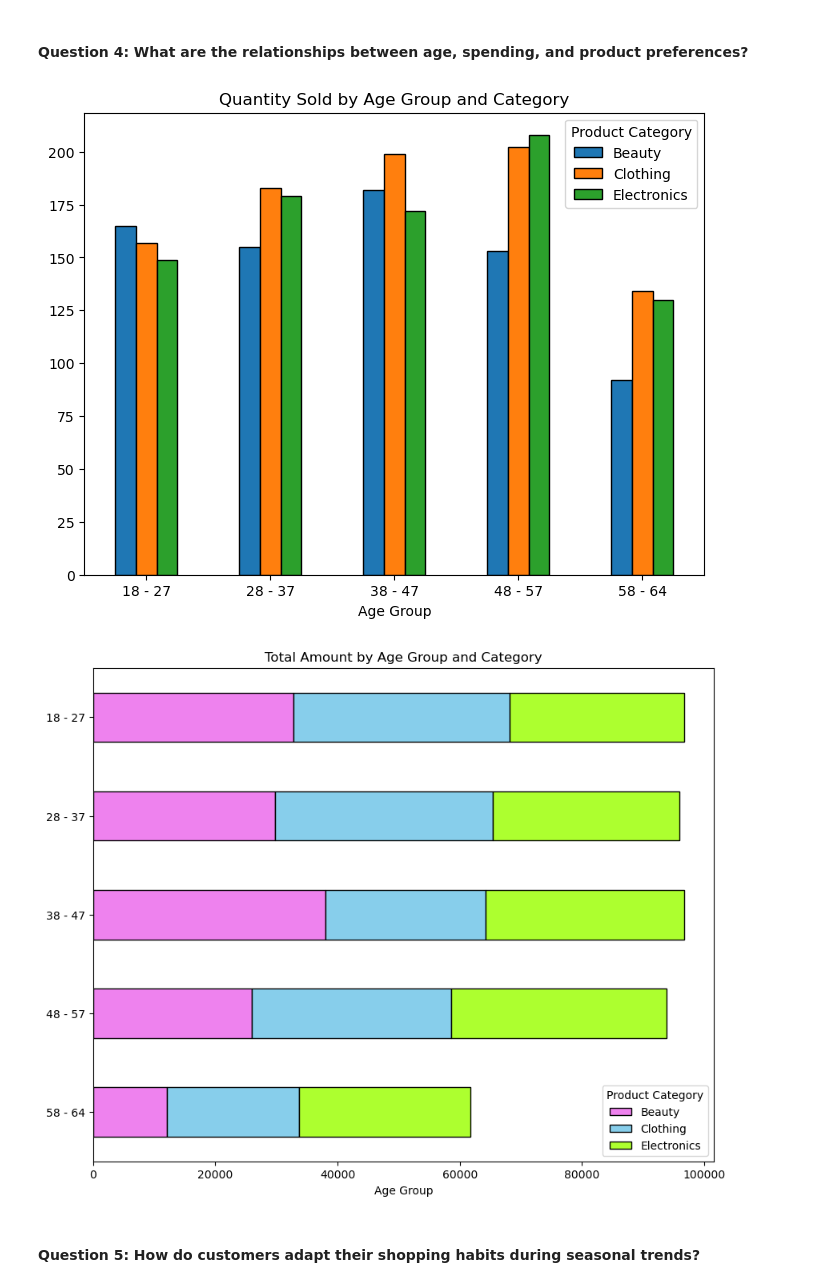
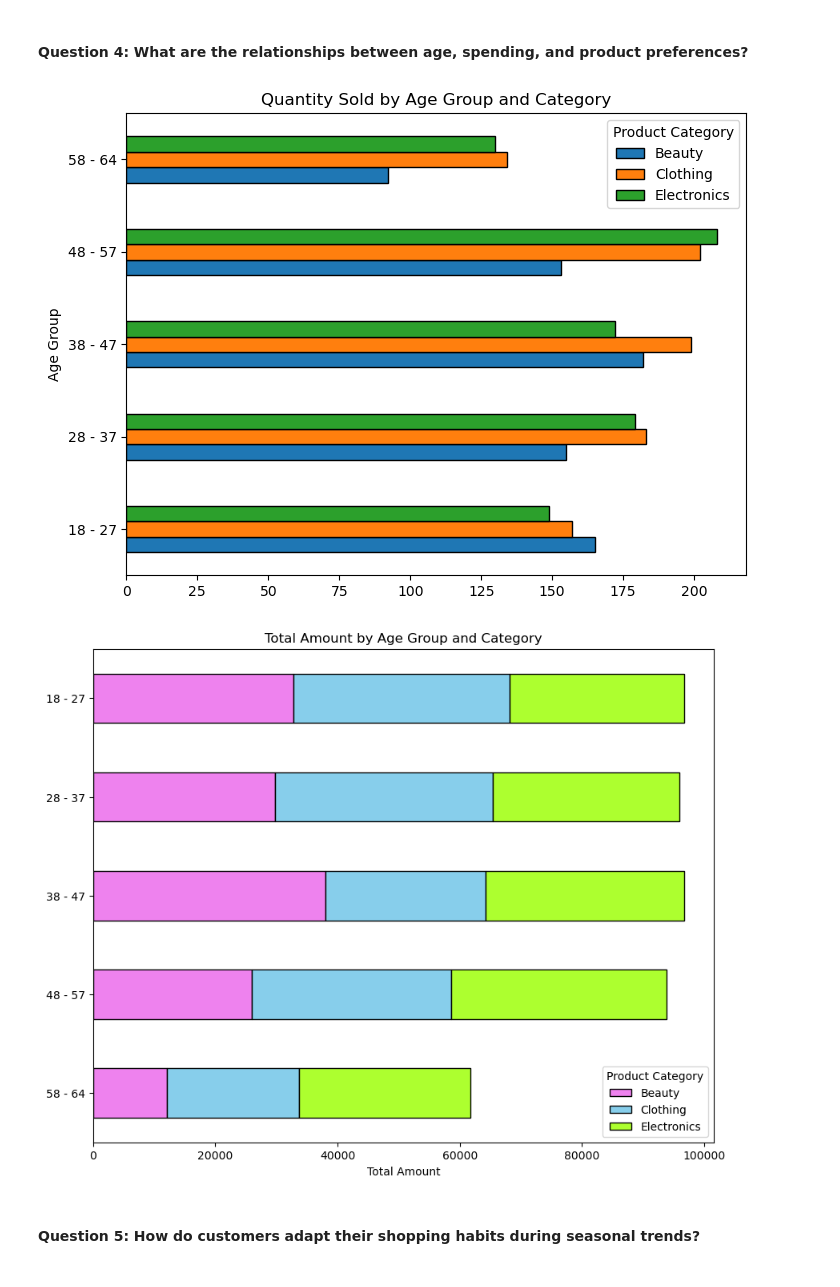
Before and after one commit to Hospoghosyan/Retail_Sales_Analysis, a Jupyter notebook: Retails_sales_analysis.ipynb, the cells around one changed output. Cells and saved outputs as stored; diff of their text form; code cells hidden in the pictures.

```diff
--- a/Retails_sales_analysis.ipynb
+++ b/Retails_sales_analysis.ipynb
@@ -349,25 +349,25 @@ plt.show()
 # %% [markdown]
 #### Question 4: What are the relationships between age, spending, and product preferences?
 # %%
-cat_age_quantity.plot(kind = 'bar',figsize = (8, 6),edgecolor = 'black')
+cat_age_quantity.plot(kind = 'barh',figsize = (8, 6),edgecolor = 'black')
 plt.title('Quantity Sold by Age Group and Category')
-plt.xlabel("Age Group")
+# plt.xlabel("Age Group")
 # plt.ylabel("Quantity Sold")
 plt.legend(title = 'Product Category')
 plt.xticks(rotation = 0)
 plt.show()
 # %% [output]
-[figure, old version]
+[figure, new version]
 # %%
 cat_age_total.sort_index(ascending=False).plot(kind='barh', stacked=True, figsize=(10, 8), edgecolor='black', color = ['violet','skyblue', 'greenyellow'])
 plt.title('Total Amount by Age Group and Category')
-plt.xlabel("Age Group")
+plt.xlabel("Total Amount")
 plt.ylabel("")
 plt.legend(title = 'Product Category')
 plt.xticks(rotation = 0)
 plt.show()
 # %% [output]
-[figure, old version]
+[figure, new version]
 # %% [markdown]
 #### Question 5: How do customers adapt their shopping habits during seasonal trends?
 # %%
```
Also changed, not shown: parts of 3 cells of this notebook.
